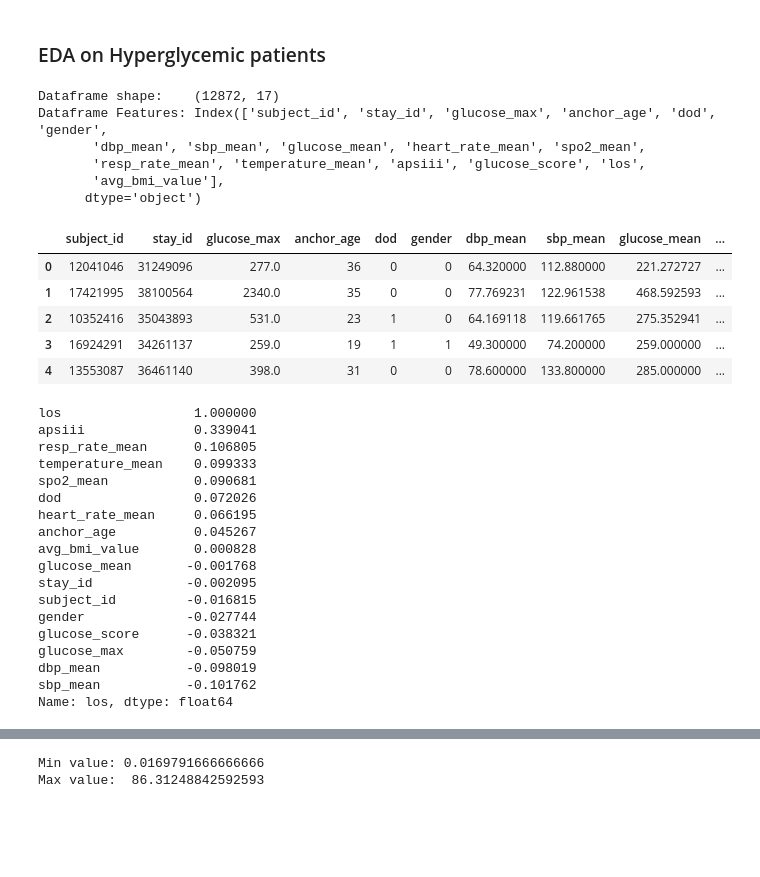
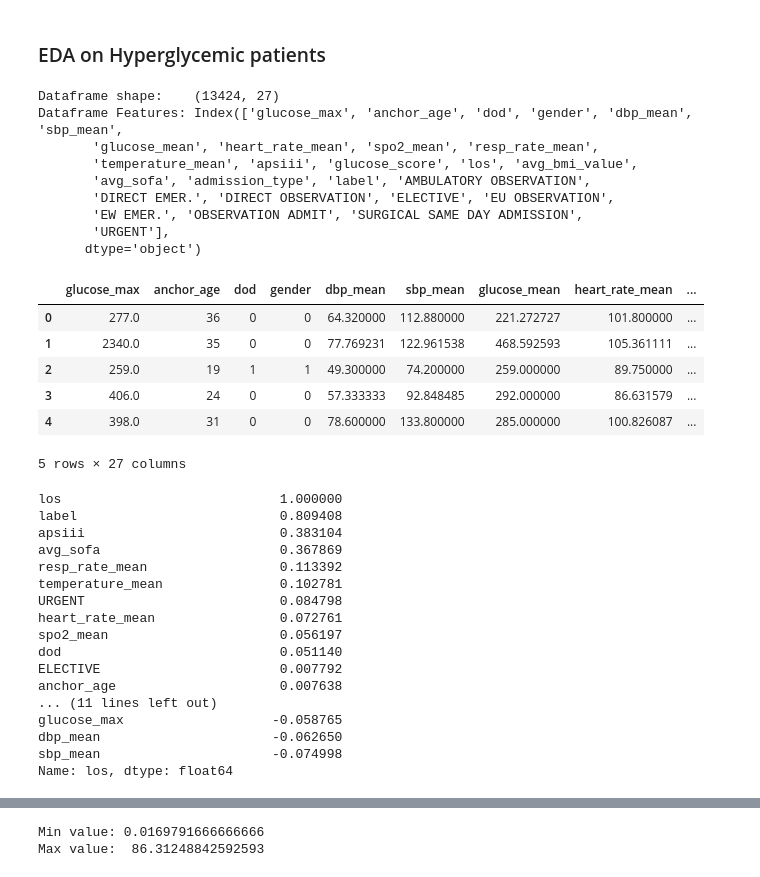
Before and after one commit to Kukaheadla/COMP90089_group_project, a Jupyter notebook: visualizations/exploratory_data_analysis.ipynb, the cells around one changed output, grey strips where cells are left out. Saved outputs shown, nothing was run; the diff lists cells and outputs as text; code cells hidden in the pictures; blank space fills up the shorter version.

```diff
--- a/visualizations/exploratory_data_analysis.ipynb
+++ b/visualizations/exploratory_data_analysis.ipynb
@@ -9,43 +11,46 @@ from scipy import stats
 import warnings
 # %%
-patient_df = pd.read_csv('../data/hyperglycemic_patients.csv')
+patient_df = pd.read_csv('../data/hyperglycemic_patients_w_bin_categories.csv', index_col=0)
 
 #Print shape and data preview
 print("Dataframe shape:   ", patient_df.shape)
 print("Dataframe Features:", patient_df.columns)
 patient_df.head()
 # %% [output]
-Dataframe shape:    (12872, 17)
-Dataframe Features: Index(['subject_id', 'stay_id', 'glucose_max', 'anchor_age', 'dod', 'gender',
-       'dbp_mean', 'sbp_mean', 'glucose_mean', 'heart_rate_mean', 'spo2_mean',
-       'resp_rate_mean', 'temperature_mean', 'apsiii', 'glucose_score', 'los',
-       'avg_bmi_value'],
+Dataframe shape:    (13424, 27)
+Dataframe Features: Index(['glucose_max', 'anchor_age', 'dod', 'gender', 'dbp_mean', 'sbp_mean',
+       'glucose_mean', 'heart_rate_mean', 'spo2_mean', 'resp_rate_mean',
+       'temperature_mean', 'apsiii', 'glucose_score', 'los', 'avg_bmi_value',
+       'avg_sofa', 'admission_type', 'label', 'AMBULATORY OBSERVATION',
+       'DIRECT EMER.', 'DIRECT OBSERVATION', 'ELECTIVE', 'EU OBSERVATION',
+       'EW EMER.', 'OBSERVATION ADMIT', 'SURGICAL SAME DAY ADMISSION',
+       'URGENT'],
       dtype='object')
-|  | subject_id | stay_id | glucose_max | anchor_age | dod | gender | dbp_mean | sbp_mean | glucose_mean | ... |
-| 0 | 12041046 | 31249096 | 277.0 | 36 | 0 | 0 | 64.320000 | 112.880000 | 221.272727 | ... |
-| 1 | 17421995 | 38100564 | 2340.0 | 35 | 0 | 0 | 77.769231 | 122.961538 | 468.592593 | ... |
-| 2 | 10352416 | 35043893 | 531.0 | 23 | 1 | 0 | 64.169118 | 119.661765 | 275.352941 | ... |
-| 3 | 16924291 | 34261137 | 259.0 | 19 | 1 | 1 | 49.300000 | 74.200000 | 259.000000 | ... |
-| 4 | 13553087 | 36461140 | 398.0 | 31 | 0 | 0 | 78.600000 | 133.800000 | 285.000000 | ... |
+|  | glucose_max | anchor_age | dod | gender | dbp_mean | sbp_mean | glucose_mean | heart_rate_mean | ... |
+| 0 | 277.0 | 36 | 0 | 0 | 64.320000 | 112.880000 | 221.272727 | 101.800000 | ... |
+| 1 | 2340.0 | 35 | 0 | 0 | 77.769231 | 122.961538 | 468.592593 | 105.361111 | ... |
+| 2 | 259.0 | 19 | 1 | 1 | 49.300000 | 74.200000 | 259.000000 | 89.750000 | ... |
+| 3 | 406.0 | 24 | 0 | 0 | 57.333333 | 92.848485 | 292.000000 | 86.631579 | ... |
+| 4 | 398.0 | 31 | 0 | 0 | 78.600000 | 133.800000 | 285.000000 | 100.826087 | ... |
+5 rows × 27 columns
 # %%
 corr_matrix = patient_df.corr()
 corr_matrix['los'].sort_values(ascending=False)
 # %% [output]
-los                 1.000000
-apsiii              0.339041
-resp_rate_mean      0.106805
-temperature_mean    0.099333
-spo2_mean           0.090681
-dod                 0.072026
-heart_rate_mean     0.066195
-anchor_age          0.045267
-avg_bmi_value       0.000828
-glucose_mean       -0.001768
-stay_id            -0.002095
-subject_id         -0.016815
-gender             -0.027744
-glucose_score      -0.038321
-glucose_max        -0.050759
-dbp_mean           -0.098019
-sbp_mean           -0.101762
+los                            1.000000
+label                          0.809408
+apsiii                         0.383104
+avg_sofa                       0.367869
+resp_rate_mean                 0.113392
+temperature_mean               0.102781
+URGENT                         0.084798
+heart_rate_mean                0.072761
+spo2_mean                      0.056197
+dod                            0.051140
+ELECTIVE                       0.007792
+anchor_age                     0.007638
+... (11 lines left out)
+glucose_max                   -0.058765
+dbp_mean                      -0.062650
+sbp_mean                      -0.074998
 Name: los, dtype: float64
```
Also changed, not shown: parts of 5 cells of this notebook, 4 other files.
